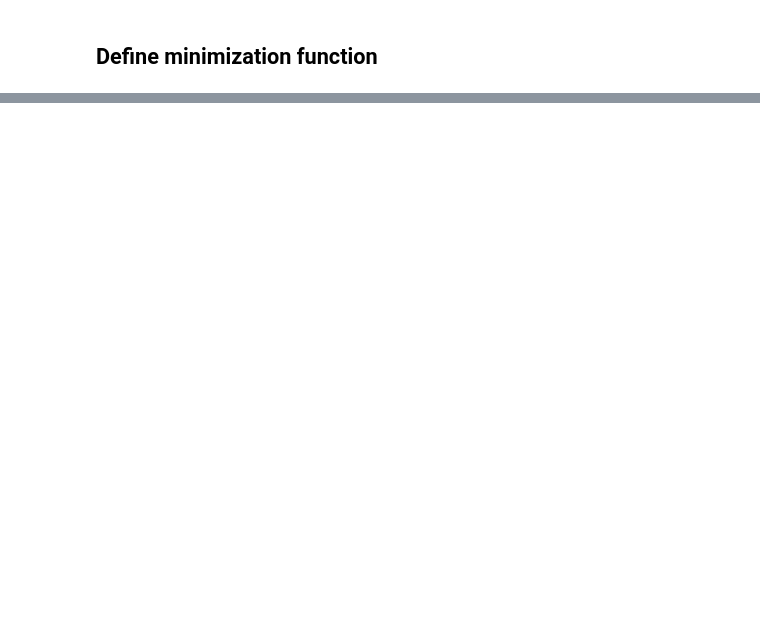
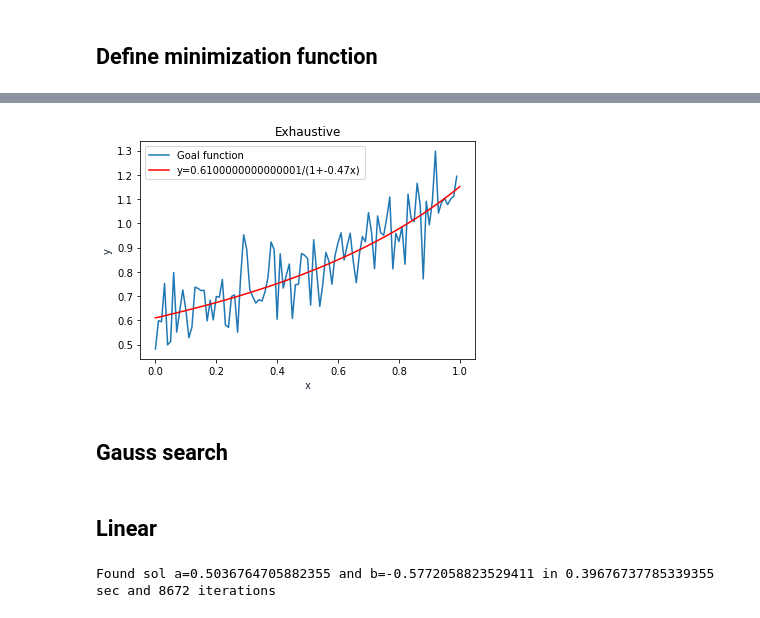
Before and after one commit to AlexKaravaev/ifmo, a Jupyter notebook: master/analysis_and_developmet_of_algorithms/tasks/task_2/task_2.ipynb, the cells around one changed output, grey strips where cells are left out. Saved outputs shown, nothing was run; the diff lists cells and outputs as text; code cells hidden in the pictures; blank space fills up the shorter version.

```diff
--- a/master/analysis_and_developmet_of_algorithms/tasks/task_2/task_2.ipynb
+++ b/master/analysis_and_developmet_of_algorithms/tasks/task_2/task_2.ipynb
@@ -215,0 +309,24 @@ plt.show()
+# %%
+t = np.arange(0.0, 1.0, 0.01)
+
+fig, ax = plt.subplots()
+ax.plot(t, y_k,label='Goal function')
+ax.legend()
+ax.set(xlabel='x', ylabel='y',
+       title='f')
+ax.grid()
+
+
+x = np.linspace(0,1,100)
+y = res[0][0]/(1+res[0][1]*x)
+plt.plot(x, y, '-r', label=f'y={res[0][0]}/(1+{res[0][1]}x)')
+plt.title('Exhaustive')
+plt.xlabel('x', color='#1C2833')
+plt.ylabel('y', color='#1C2833')
+plt.legend(loc='upper left')
+plt.grid()
+plt.show()
+# %% [output]
+[figure, added]
+# %% [markdown]
+## Gauss search
@@ -215,0 +359,8 @@ plt.show()
+# %% [markdown]
+## Linear
+# %%
+start_time = time.time()
+res = gauss(D_l,0.011,y_k)
+print(f"Found sol a={res[0][0]} and b={res[0][1]} in {time.time()-start_time} sec and {res[1]} iterations")
+# %% [output]
+Found sol a=0.5036764705882355 and b=-0.5772058823529411 in 0.39676737785339355 sec and 8672 iterations
```
Also changed, not shown: parts of 28 cells of this notebook.
